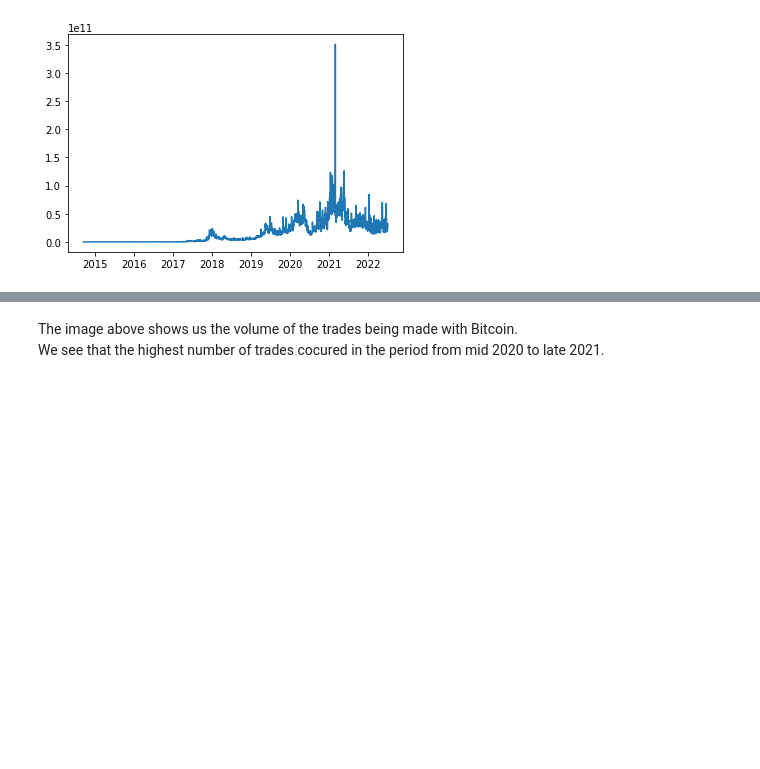
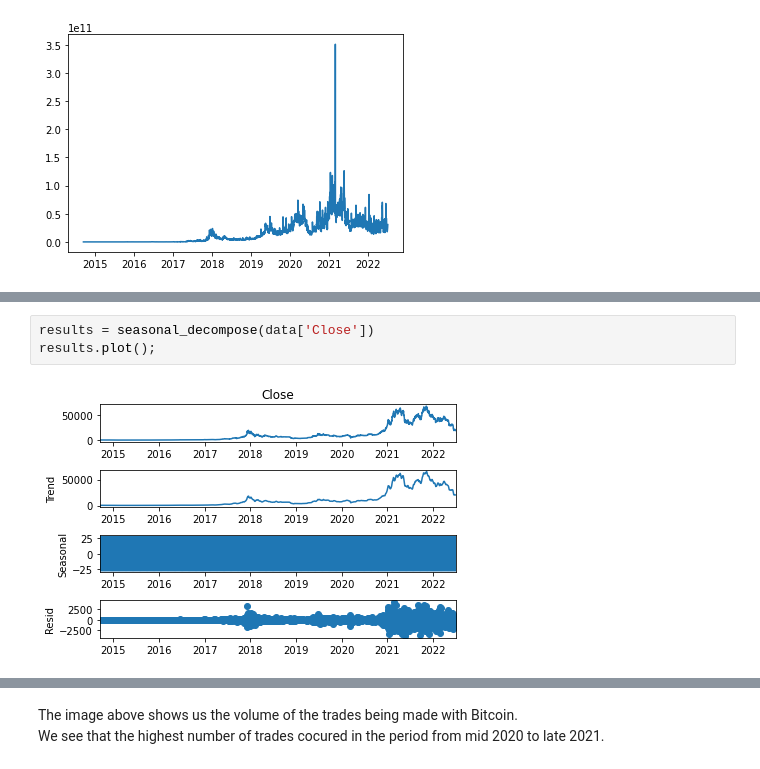
Before and after one commit to andromeda360/research-ds-use-cases, a Jupyter notebook: btc_price_usecase/EDA.ipynb, the cells around one changed output, grey strips where cells are left out. Cells and saved outputs as stored; diff of their text form; blank space fills up the shorter version.

```diff
--- a/btc_price_usecase/EDA.ipynb
+++ b/btc_price_usecase/EDA.ipynb
@@ -188,0 +193,5 @@ plt.plot(data["Volume"])
+# %%
+results = seasonal_decompose(data['Close'])
+results.plot();
+# %% [output]
+[figure, added]
```
Also changed, not shown: parts of 7 cells of this notebook, 8 other files.
